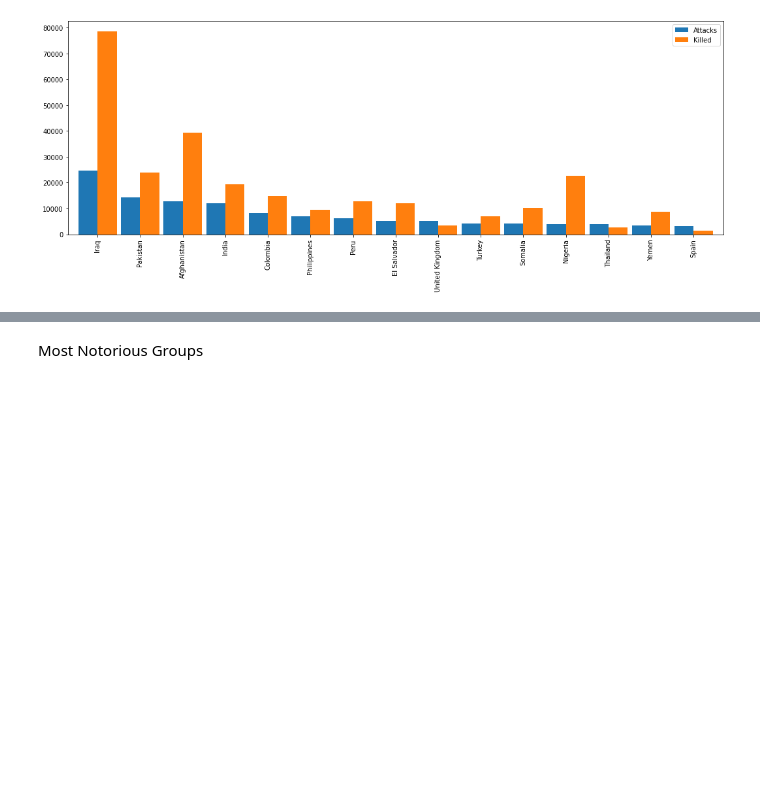
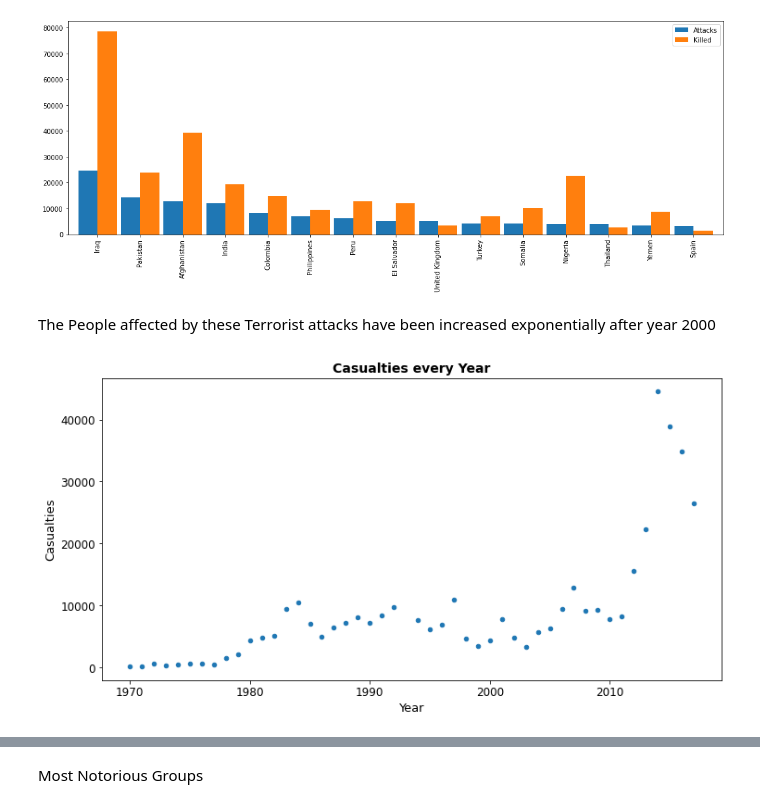
Before and after one commit to pmgumble/Bootstrap-5-Tutorial-Portfolio, a Jupyter notebook: Global_Terrorism_Analysis_Capstone_Project.ipynb, the cells around one changed output, grey strips where cells are left out. Cells and saved outputs as stored; diff of their text form; code cells hidden in the pictures; blank space fills up the shorter version.

```diff
--- a/Global_Terrorism_Analysis_Capstone_Project.ipynb
+++ b/Global_Terrorism_Analysis_Capstone_Project.ipynb
@@ -438,3 +441,14 @@ fig.set_size_inches(18,6)
 plt.show()
 # %% [output]
 [figure]
+# %% [markdown]
+The People affected by these Terrorist attacks have been increased exponentially after year 2000
+# %%
+# Plotting Casualties Yearwise(scatterplot)
+df = Terror.groupby('Year')['Killed'].sum().reset_index()
+df.plot.scatter(x ='Year', y='Killed', figsize=[12,6],fontsize=12)
+plt.title('Casualties every Year', fontsize = 14, fontweight ='bold')
+plt.xlabel('Year', fontsize = 13)
+plt.ylabel('Casualties', fontsize = 13);
+# %% [output]
+[figure, added]
```
Also changed, not shown: parts of 8 cells of this notebook.
